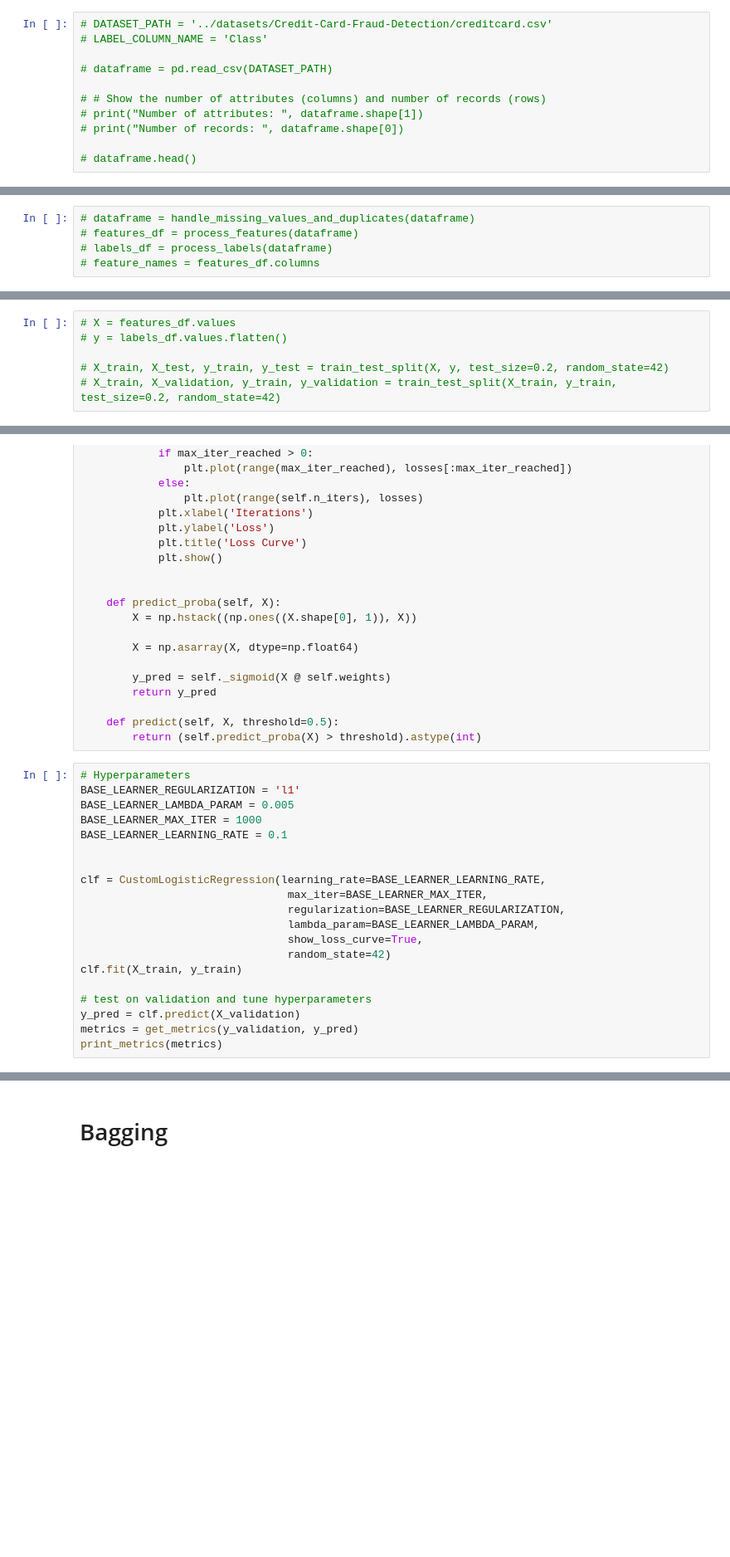
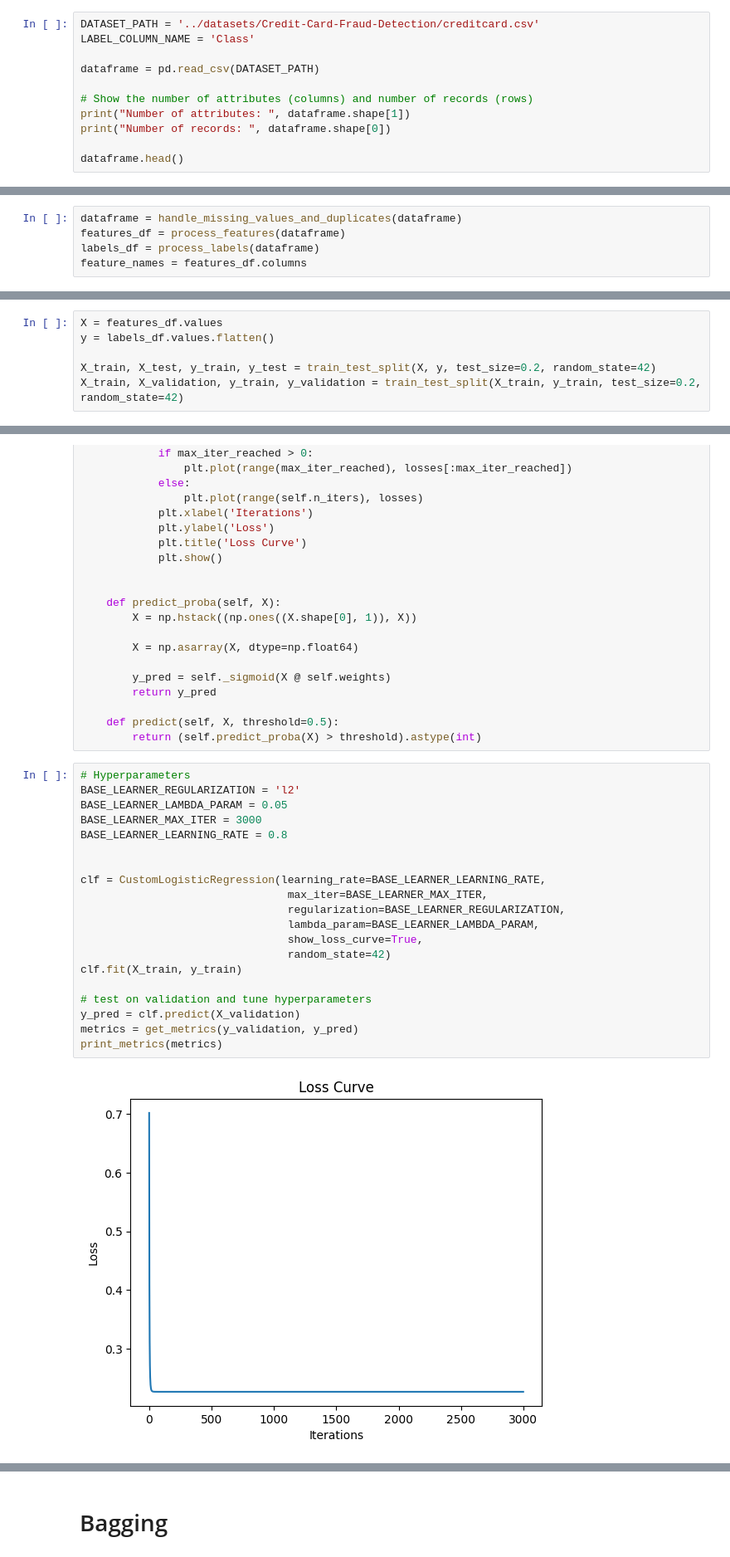
Before and after one commit to Abir66/CSE-472-Machine-Learning-Sessional, a Jupyter notebook: Offline-2-LR-with-Bagging-and-Stacking/src/190066.ipynb, the cells around one changed output, grey strips where cells are left out. Shown: that part at 83% size. Saved outputs shown, nothing was run; the diff lists cells and outputs as text; blank space fills up the shorter version.

```diff
--- a/Offline-2-LR-with-Bagging-and-Stacking/src/190066.ipynb
+++ b/Offline-2-LR-with-Bagging-and-Stacking/src/190066.ipynb
@@ -219,13 +219,13 @@ def process_labels(dataframe):
 # %% [markdown]
 ## Dataset 3
 # %%
-# DATASET_PATH = '../datasets/Credit-Card-Fraud-Detection/creditcard.csv'
-# LABEL_COLUMN_NAME = 'Class'
+DATASET_PATH = '../datasets/Credit-Card-Fraud-Detection/creditcard.csv'
+LABEL_COLUMN_NAME = 'Class'
 
-# dataframe = pd.read_csv(DATASET_PATH)
+dataframe = pd.read_csv(DATASET_PATH)
 
-# # Show the number of attributes (columns) and number of records (rows)
-# print("Number of attributes: ", dataframe.shape[1])
-# print("Number of records: ", dataframe.shape[0])
+# Show the number of attributes (columns) and number of records (rows)
+print("Number of attributes: ", dataframe.shape[1])
+print("Number of records: ", dataframe.shape[0])
 
-# dataframe.head()
+dataframe.head()
@@ -250,5 +262,5 @@ def process_labels(dataframe):
 # %%
-# dataframe = handle_missing_values_and_duplicates(dataframe)
-# features_df = process_features(dataframe)
-# labels_df = process_labels(dataframe)
-# feature_names = features_df.columns
+dataframe = handle_missing_values_and_duplicates(dataframe)
+features_df = process_features(dataframe)
+labels_df = process_labels(dataframe)
+feature_names = features_df.columns
@@ -255,7 +285,7 @@ def process_labels(dataframe):
 # %%
-# X = features_df.values
-# y = labels_df.values.flatten()
+X = features_df.values
+y = labels_df.values.flatten()
 
-# X_train, X_test, y_train, y_test = train_test_split(X, y, test_size=0.2, random_state=42)
-# X_train, X_validation, y_train, y_validation = train_test_split(X_train, y_train, test_size=0.2, random_state=42)
+X_train, X_test, y_train, y_test = train_test_split(X, y, test_size=0.2, random_state=42)
+X_train, X_validation, y_train, y_validation = train_test_split(X_train, y_train, test_size=0.2, random_state=42)
 # %% [markdown]
@@ -527,21 +567,23 @@ class CustomLogisticRegression:
         return (self.predict_proba(X) > threshold).astype(int)
 # %%
 # Hyperparameters
-BASE_LEARNER_REGULARIZATION = 'l1'
-BASE_LEARNER_LAMBDA_PARAM = 0.005
-BASE_LEARNER_MAX_ITER = 1000
-BASE_LEARNER_LEARNING_RATE = 0.1
+BASE_LEARNER_REGULARIZATION = 'l2'
+BASE_LEARNER_LAMBDA_PARAM = 0.05
+BASE_LEARNER_MAX_ITER = 3000
+BASE_LEARNER_LEARNING_RATE = 0.8
 
 
 clf = CustomLogisticRegression(learning_rate=BASE_LEARNER_LEARNING_RATE,
                                 max_iter=BASE_LEARNER_MAX_ITER,
                                 regularization=BASE_LEARNER_REGULARIZATION,
                                 lambda_param=BASE_LEARNER_LAMBDA_PARAM,
                                 show_loss_curve=True,
                                 random_state=42)
 clf.fit(X_train, y_train)
 
 # test on validation and tune hyperparameters
 y_pred = clf.predict(X_validation)
 metrics = get_metrics(y_validation, y_pred)
 print_metrics(metrics)
+# %% [output]
+[figure, added]
```
Also changed, not shown: parts of 12 cells of this notebook, 4 other files.
